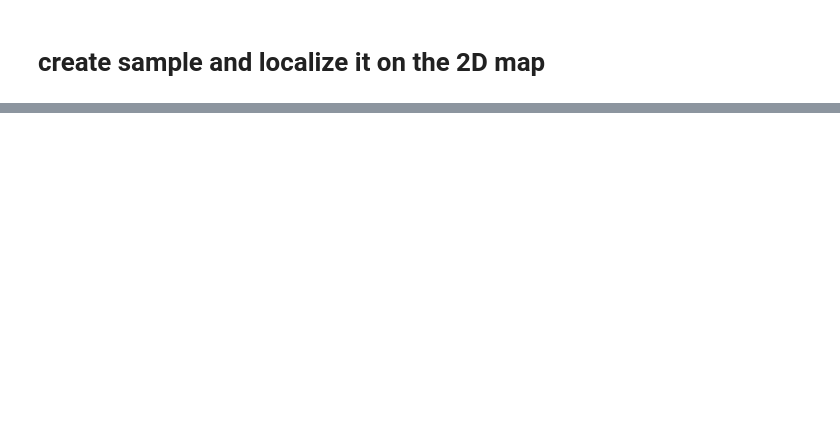
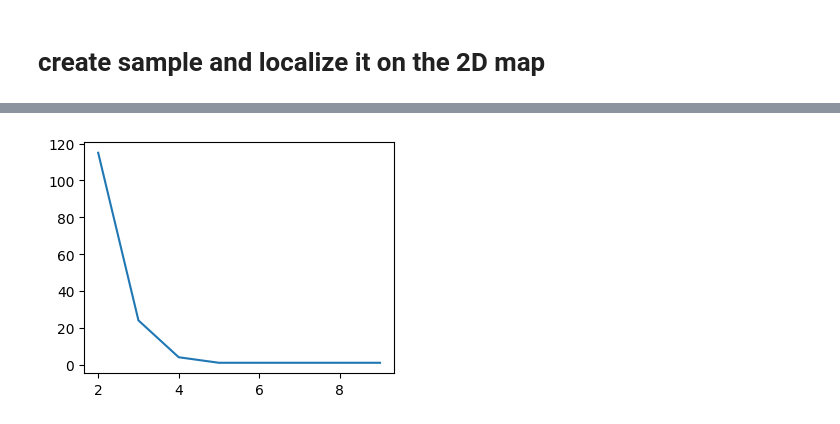
Before and after one commit to RCaz33/Digital_production-line, a Jupyter notebook: test_ml.ipynb, the cells around one changed output, grey strips where cells are left out. Cells and saved outputs as stored; diff of their text form; code cells hidden in the pictures; blank space fills up the shorter version.

```diff
--- a/test_ml.ipynb
+++ b/test_ml.ipynb
@@ -385,0 +342,52 @@ from sklearn.metrics import mutual_info_score, adjusted_rand_score
+# %%
+# AffinityPropagation
+res=dict()
+for dampling in np.arange(0.9,1,0.01):
+    res[dampling] = len(np.unique(AffinityPropagation(damping= dampling).fit(data_ready.iloc[:,1:].fillna(0)).labels_))
+pd.Series(res).plot(figsize=(4,3))
+plt.show()
+import random
+damping = random.choice([k for k, v in res.items() if v < 100 and v > 1])
+labels = AffinityPropagation(damping= damping).fit(data_ready.iloc[:,1:].fillna(0)).labels_
+all_labels['AffinityPropagation'] = labels
+silhouette = silhouette_score(X, labels)
+davies_bouldin = davies_bouldin_score(X, labels)
+calinski_harabasz = calinski_harabasz_score(X, labels)
+scores['AffinityPropagation'] = {'silhouette': silhouette, 'davies_bouldin': davies_bouldin, 'calinski_harabasz':calinski_harabasz}
+
+# OPTICS
+res=dict()
+for min_samples in np.arange(2,10,1):
+    res[min_samples] = len(np.unique(OPTICS(min_samples= min_samples).fit(data_ready.iloc[:,1:].fillna(0)).labels_))
+pd.Series(res).plot(figsize=(4,3))
+plt.show()
+min_samples = random.choice([k for k, v in res.items() if v < 5 and v > 1])
+labels = OPTICS(min_samples= min_samples).fit(data_ready.iloc[:,1:].fillna(0)).labels_
+all_labels['OPTICS'] = labels
+silhouette = silhouette_score(X, labels)
+davies_bouldin = davies_bouldin_score(X, labels)
+calinski_harabasz = calinski_harabasz_score(X, labels)
+scores['OPTICS'] = {'silhouette': silhouette, 'davies_bouldin': davies_bouldin, 'calinski_harabasz':calinski_harabasz}
+
+# HDBSCAN
+res=dict()
+for min_cluster_size in np.arange(2,20,1):
+    res[min_cluster_size] = len(np.unique(HDBSCAN(min_cluster_size= min_cluster_size).fit(data_ready.iloc[:,1:].fillna(0)).labels_))
+pd.Series(res).plot(figsize=(4,3))
+plt.show()
+min_cluster_size = random.choice([k for k, v in res.items() if v < 5 and v > 1])
+labels = HDBSCAN(min_cluster_size= min_cluster_size).fit(data_ready.iloc[:,1:].fillna(0)).labels_
+all_labels['HDBSCAN'] = labels
+silhouette = silhouette_score(X, labels)
+davies_bouldin = davies_bouldin_score(X, labels)
+calinski_harabasz = calinski_harabasz_score(X, labels)
+scores['HDBSCAN'] = {'silhouette': silhouette, 'davies_bouldin': davies_bouldin, 'calinski_harabasz':calinski_harabasz}
+
+# DBSCAN
+res=dict()
+for eps in np.arange(1,100,10):
+    res[eps] = len(np.unique(DBSCAN(min_samples=eps).fit(data_ready.iloc[:,1:].fillna(0)).labels_))
+pd.Series(res).plot(figsize=(4,3))
+plt.show()
+# %% [output]
+[figure, added]
```
Also changed, not shown: parts of 23 cells of this notebook, 17 other files.
